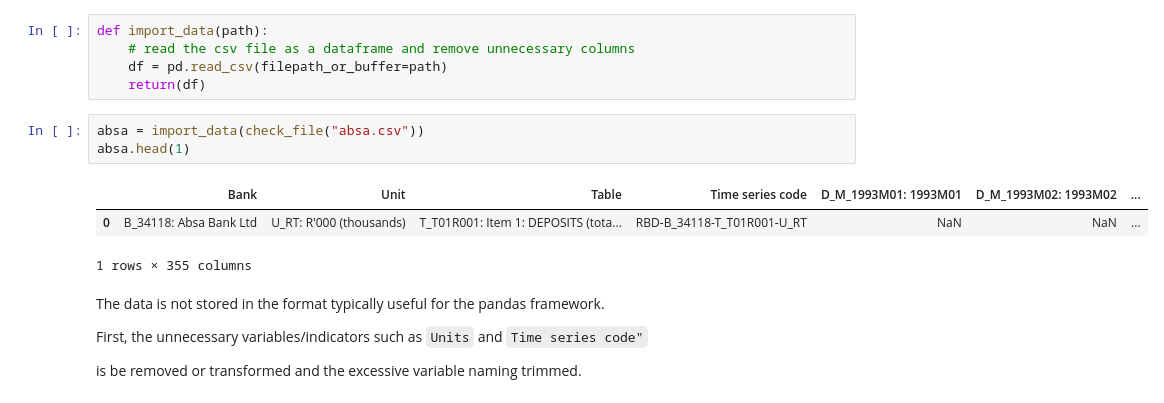
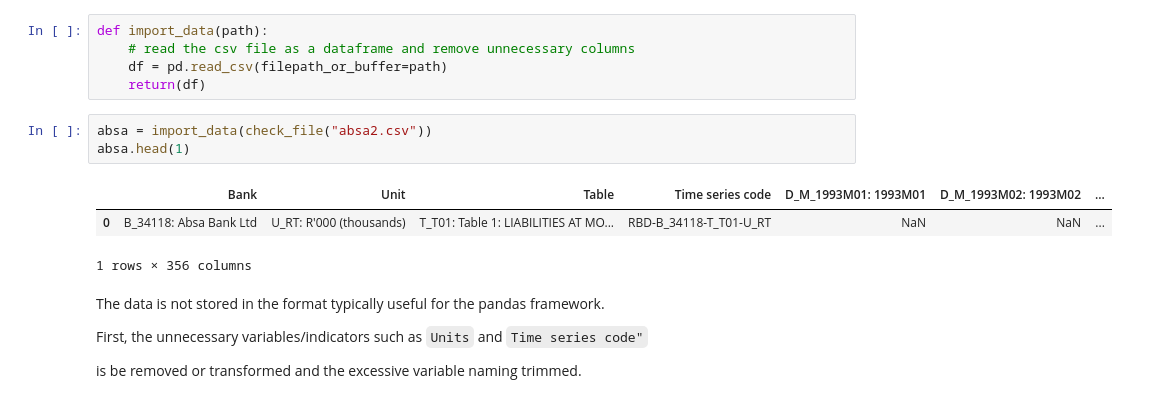
Before and after one commit to Jacques-rs/DS_PROJ, a Jupyter notebook: DS_PROJ_py.ipynb, the cells around one changed output. Saved outputs shown, nothing was run; the diff lists cells and outputs as text.

```diff
--- a/DS_PROJ_py.ipynb
+++ b/DS_PROJ_py.ipynb
@@ -68,12 +77,12 @@ def import_data(path):
     df = pd.read_csv(filepath_or_buffer=path)
     return(df)
 # %%
-absa = import_data(check_file("absa.csv"))
+absa = import_data(check_file("absa2.csv"))
 absa.head(1)
 # %% [output]
 |  | Bank | Unit | Table | Time series code | D_M_1993M01: 1993M01 | D_M_1993M02: 1993M02 | ... |
-| 0 | B_34118: Absa Bank Ltd | U_RT: R'000 (thousands) | T_T01R001: Item 1: DEPOSITS (tota... | RBD-B_34118-T_T01R001-U_RT | NaN | NaN | ... |
+| 0 | B_34118: Absa Bank Ltd | U_RT: R'000 (thousands) | T_T01: Table 1: LIABILITIES AT MO... | RBD-B_34118-T_T01-U_RT | NaN | NaN | ... |
-1 rows × 355 columns
+1 rows × 356 columns
 # %% [markdown]
 The data is not stored in the format typically useful for the pandas framework.
 
```
Also changed, not shown: parts of 62 cells of this notebook, 1 other file.
